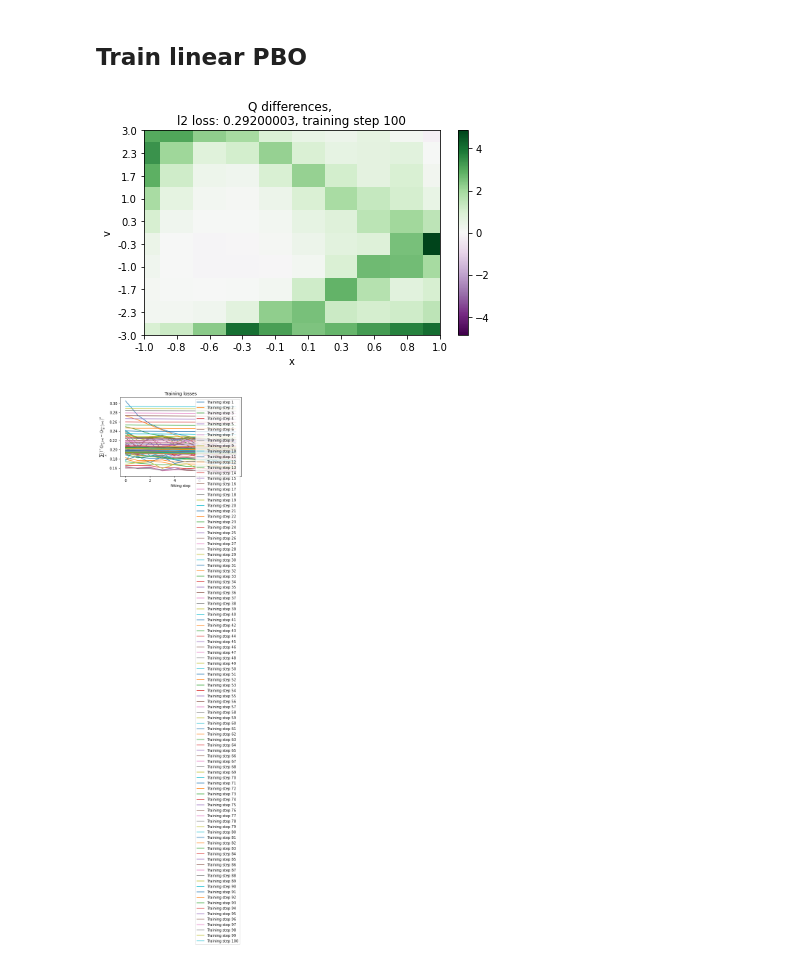
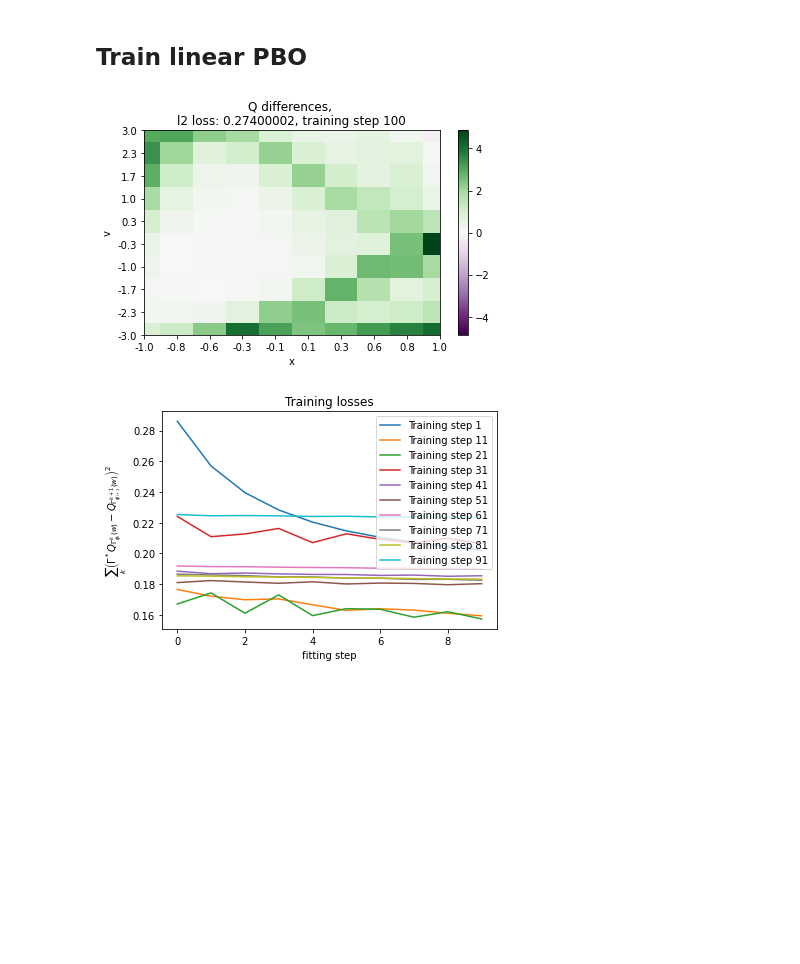
Before and after one commit to theovincent/PBO, a Jupyter notebook: pbo_car_on_hill.ipynb, the cells around one changed output. Cells and saved outputs as stored; diff of their text form; code cells hidden in the pictures; blank space fills up the shorter version.

Commit message:
Save training on one weight

```diff
--- a/pbo_car_on_hill.ipynb
+++ b/pbo_car_on_hill.ipynb
@@ -188,3 +187,6 @@ q_visu_mesh.set_values(optimal_diff_q)
 q_visu_mesh.show("Optimal Q differences", xlabel="x", ylabel="v")
 # %% [output]
 [figure]
+# %%
+q_visu_mesh.set_values((optimal_diff_q > 0).astype(float))
+q_visu_mesh.show("Optimal Q policy", xlabel="x", ylabel="v")
@@ -219,7 +223,6 @@ l2_losses = np.zeros((max_bellman_iterations, fitting_steps_q))
 
 for bellman_iteration in range(max_bellman_iterations):
     params_target = q.params
-    q.reset_optimizer()
 
     for step in range(fitting_steps_q):
         cumulative_l2_loss = 0
@@ -251,0 +262,3 @@ plt.show()
+# %%
+q_visu_mesh.set_values(optimal_diff_q - diff_q)
+q_visu_mesh.show(f"Optimal Q differences - Q differences,\nIf high, Q should go more confident to go to the right.", xlabel="x", ylabel="v")
@@ -282,7 +297,7 @@ weights_buffer = WeightsBuffer()
 weights_buffer.add(validation_initial_weight)
 
 # Add randow weights
-q = FullyConnectedQ(
+q_pbo = FullyConnectedQ(
     state_dim=2,
     action_dim=1,
     continuous_actions=False,
@@ -298,7 +313,7 @@ q = FullyConnectedQ(
 )
 
 while len(weights_buffer) < n_weights:
-    weights = q.random_init_weights()
+    weights = q_pbo.random_init_weights()
     weights_buffer.add(weights)
 
 weights_buffer.cast_to_jax_array()
@@ -314,9 +329,9 @@ from pbo.networks.learnable_pbo import LinearPBO
 
 data_loader_samples = SampleDataLoader(replay_buffer, batch_size_samples, shuffle_key)
 data_loader_weights = WeightsDataLoader(weights_buffer, batch_size_weights, shuffle_key)
-pbo = LinearPBO(q, max_bellman_iterations, False, pbo_network_key, learning_rate)  # add_infinity == False
+pbo = LinearPBO(q_pbo, max_bellman_iterations, False, pbo_network_key, learning_rate)  # add_infinity == False
 importance_iteration = jnp.ones(max_bellman_iterations + 1)
-importance_iteration = importance_iteration.at[-1].set(0)
+# importance_iteration = importance_iteration.at[-1].set(0)
 
 l2_losses = np.ones((training_steps, fitting_steps)) * np.nan
 
@@ -327,35 +342,35 @@ for training_step in range(training_steps):
     for fitting_step in range(fitting_steps):
         cumulative_l2_loss = 0
 
         data_loader_weights.shuffle()
         for batch_weights in data_loader_weights:
             data_loader_samples.shuffle()
             for batch_samples in data_loader_samples:
                 pbo.params, pbo.optimizer_state, l2_loss = pbo.learn_on_batch(
                     pbo.params, params_target, pbo.optimizer_state, batch_weights, batch_samples, importance_iteration
                 )
                 cumulative_l2_loss += l2_loss
 
         l2_losses[training_step, fitting_step] = cumulative_l2_loss
 
     q_weight = validation_initial_weight
     for _ in range(max_bellman_iterations):
         q_weight = pbo(pbo.params, q_weight)
-    q.params = q.to_params(q_weight)
-    diff_q = env.diff_q_mesh(q, states_x, states_v)
+    q_pbo.params = q.to_params(q_weight)
+    diff_q_pbo = env.diff_q_mesh(q_pbo, states_x, states_v)
 
-    q_visu_mesh.set_values(diff_q)
+    q_visu_mesh.set_values(diff_q_pbo)
     q_visu_mesh.show(f"Q differences, \nl2 loss: {str(jnp.round(cumulative_l2_loss, 3))}, training step {training_step + 1}", xlabel="x", ylabel="v")
 
 
-for training_step in range(0, training_steps):
+for training_step in range(0, training_steps, 10):
     plt.plot(l2_losses[training_step], label=f"Training step {training_step + 1}")
 
 plt.legend()
 plt.xlabel("fitting step")
 plt.ylabel(r"$\sum_{k} \left(\Gamma^*Q_{\Gamma_{\phi_i}^k(w)} - Q_{\Gamma_{\phi_{i + 1}}^{k + 1}(w)} \right)^2$")
 plt.title("Training losses")
 plt.show()
 # %% [output]
 [figure]
-[figure, old version]
+[figure, new version]
```
Also changed, not shown: parts of 21 cells of this notebook.
